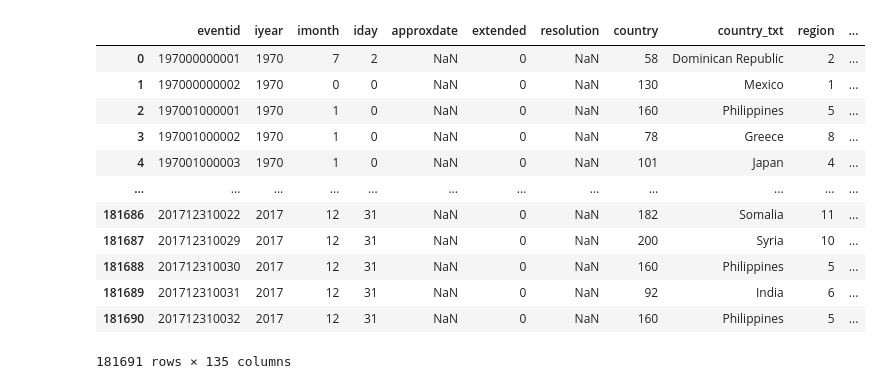
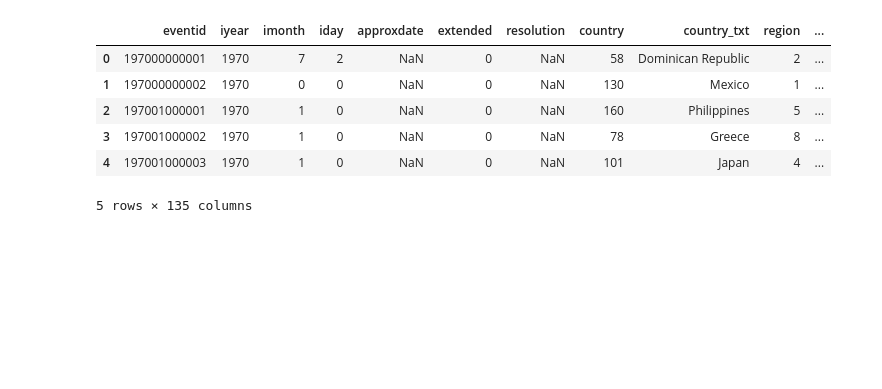
Before and after one commit to Ozernoy/DI, a Jupyter notebook: Week7/Day3/DailyChallenge/ch.ipynb, the cells around one changed output. Drawn from its saved outputs; the diff is of its cells as text; code cells hidden in the pictures; blank space fills up the shorter version.

```diff
--- a/Week7/Day3/DailyChallenge/ch.ipynb
+++ b/Week7/Day3/DailyChallenge/ch.ipynb
@@ -11,16 +1,11 @@ Handling Inconsistencies: Identify and address missing values, incorrect data ty
 # %%
-pd.read_csv('globalterrorismdb_0718dist.csv', encoding='ISO-8859-1')
+data = pd.read_csv('globalterrorismdb_0718dist.csv', encoding='ISO-8859-1')
+data.head()
 # %% [output]
 |  | eventid | iyear | imonth | iday | approxdate | extended | resolution | country | country_txt | region | ... |
 | 0 | 197000000001 | 1970 | 7 | 2 | NaN | 0 | NaN | 58 | Dominican Republic | 2 | ... |
 | 1 | 197000000002 | 1970 | 0 | 0 | NaN | 0 | NaN | 130 | Mexico | 1 | ... |
 | 2 | 197001000001 | 1970 | 1 | 0 | NaN | 0 | NaN | 160 | Philippines | 5 | ... |
 | 3 | 197001000002 | 1970 | 1 | 0 | NaN | 0 | NaN | 78 | Greece | 8 | ... |
 | 4 | 197001000003 | 1970 | 1 | 0 | NaN | 0 | NaN | 101 | Japan | 4 | ... |
-| ... | ... | ... | ... | ... | ... | ... | ... | ... | ... | ... | ... |
-| 181686 | 201712310022 | 2017 | 12 | 31 | NaN | 0 | NaN | 182 | Somalia | 11 | ... |
-| 181687 | 201712310029 | 2017 | 12 | 31 | NaN | 0 | NaN | 200 | Syria | 10 | ... |
-| 181688 | 201712310030 | 2017 | 12 | 31 | NaN | 0 | NaN | 160 | Philippines | 5 | ... |
-| 181689 | 201712310031 | 2017 | 12 | 31 | NaN | 0 | NaN | 92 | India | 6 | ... |
-| 181690 | 201712310032 | 2017 | 12 | 31 | NaN | 0 | NaN | 160 | Philippines | 5 | ... |
-181691 rows × 135 columns
+5 rows × 135 columns
```
Also changed, not shown: parts of 11 cells of this notebook.
